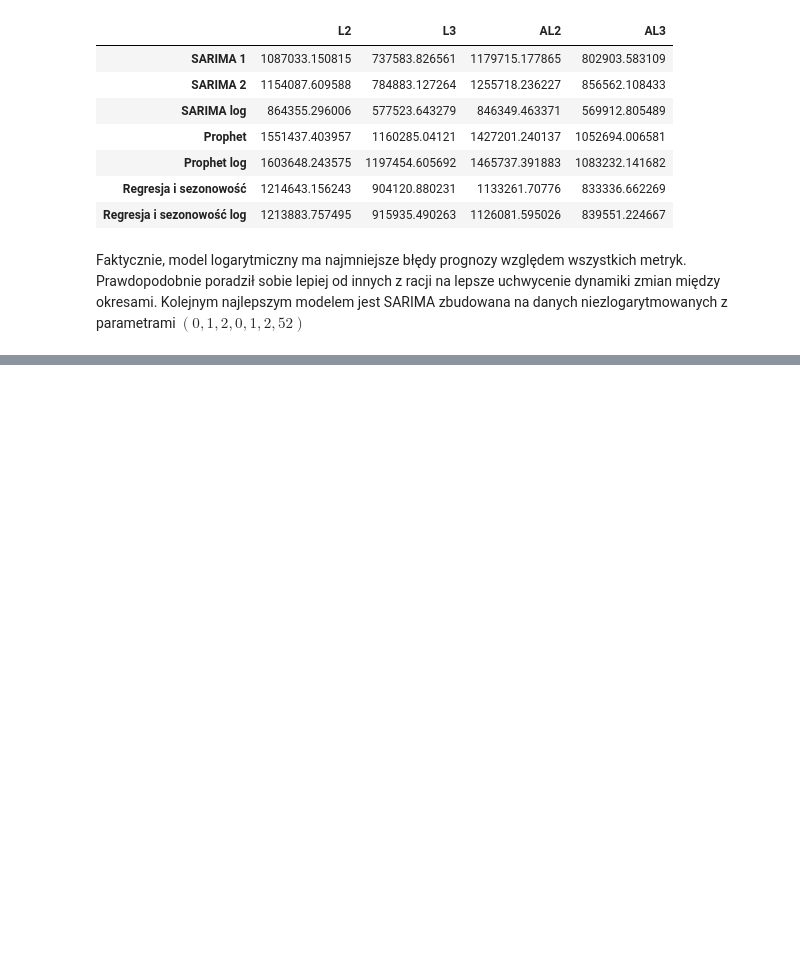
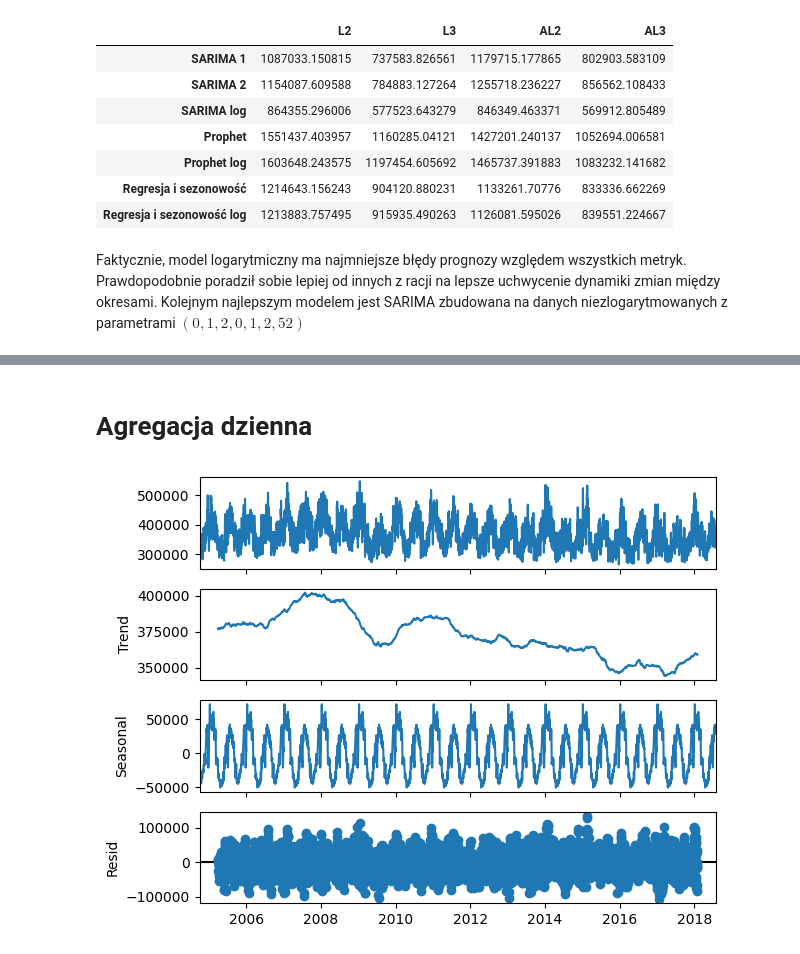
Before and after one commit to bartoszd96/TSProject, a Jupyter notebook: pipeline/Raport.ipynb, the cells around one changed output, grey strips where cells are left out. Saved outputs shown, nothing was run; the diff lists cells and outputs as text; code cells hidden in the pictures; blank space fills up the shorter version.

```diff
--- a/pipeline/Raport.ipynb
+++ b/pipeline/Raport.ipynb
@@ -301,0 +322,16 @@ Faktycznie, model logarytmiczny ma najmniejsze błędy prognozy względem wszyst
+# %%
+dfo["Datetime"] = pd.to_datetime(dfo["Datetime"])
+# %%
+df = dfo.groupby(pd.Grouper(key='Datetime', axis=0, freq='D')).sum()
+# %% [markdown]
+# Agregacja dzienna
+# %%
+df.sort_index(inplace = True)
+# %%
+df = df.iloc[:-1] # Ostatni dzień jest niepełny, odrzucamy go, aby nie zaburzał nam wykresów
+# %%
+decomp_a = seasonal_decompose(df, model = 'additive', period = 365)
+decomp_a.plot()
+plt.show()
+# %% [output]
+[figure, added]
```
Also changed, not shown: parts of 87 cells of this notebook.
